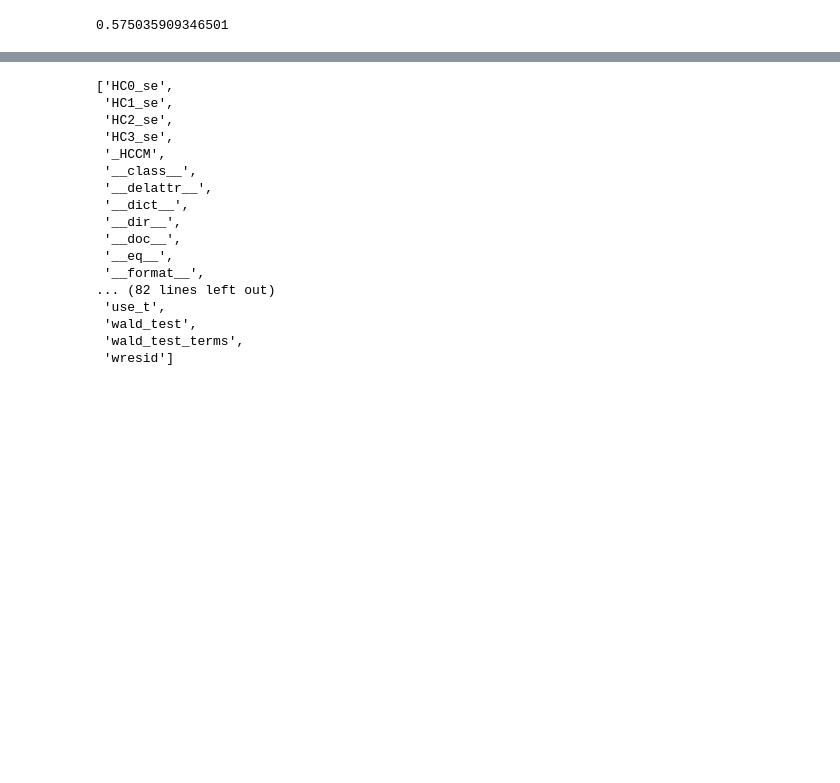
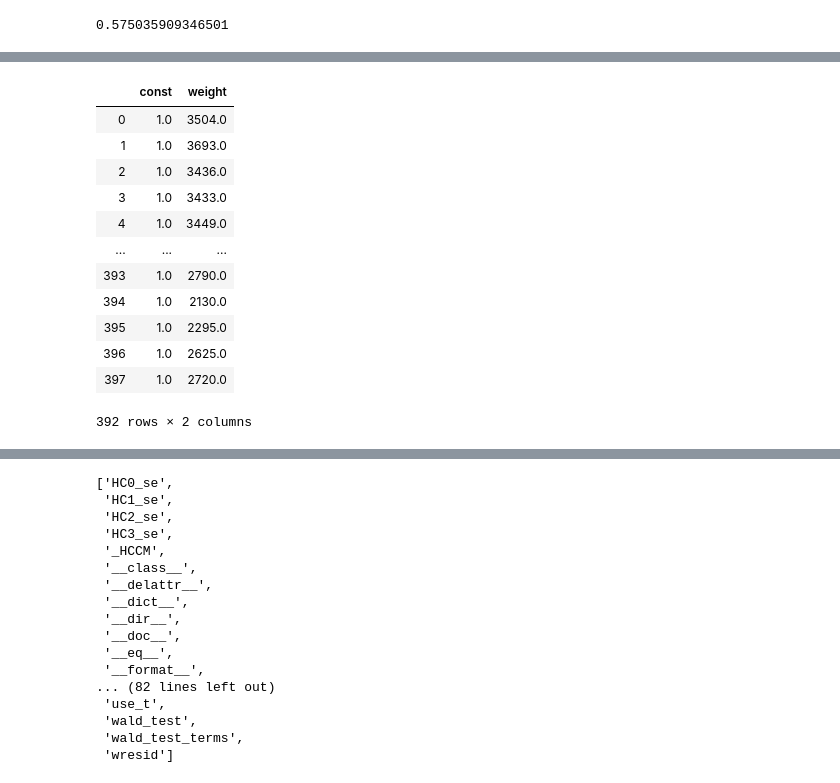
Before and after one commit to randifico/INTRO-TO-DATA-ANALYSIS, a Jupyter notebook: cars.ipynb, the cells around one changed output, grey strips where cells are left out. Cells and saved outputs as stored; diff of their text form; code cells hidden in the pictures; blank space fills up the shorter version.

```diff
--- a/cars.ipynb
+++ b/cars.ipynb
@@ -454 +463,20 @@ Ordinary least squares is implemented in the statsmodels package. The advantage
+# %%
+#now we need to change our predictor matrix X to tell statsmodels to also calculate the intercept 'b'
+# To do that, we need to add a column of ones to our data (why? see definition of matrix multiplication)
+X = sm.add_constant(X)
+X
+# %% [output]
+|  | const | weight |
+| 0 | 1.0 | 3504.0 |
+| 1 | 1.0 | 3693.0 |
+| 2 | 1.0 | 3436.0 |
+| 3 | 1.0 | 3433.0 |
+| 4 | 1.0 | 3449.0 |
+| ... | ... | ... |
+| 393 | 1.0 | 2790.0 |
+| 394 | 1.0 | 2130.0 |
+| 395 | 1.0 | 2295.0 |
+| 396 | 1.0 | 2625.0 |
+| 397 | 1.0 | 2720.0 |
+392 rows × 2 columns
 # %%
```
Also changed, not shown: parts of 20 cells of this notebook.
